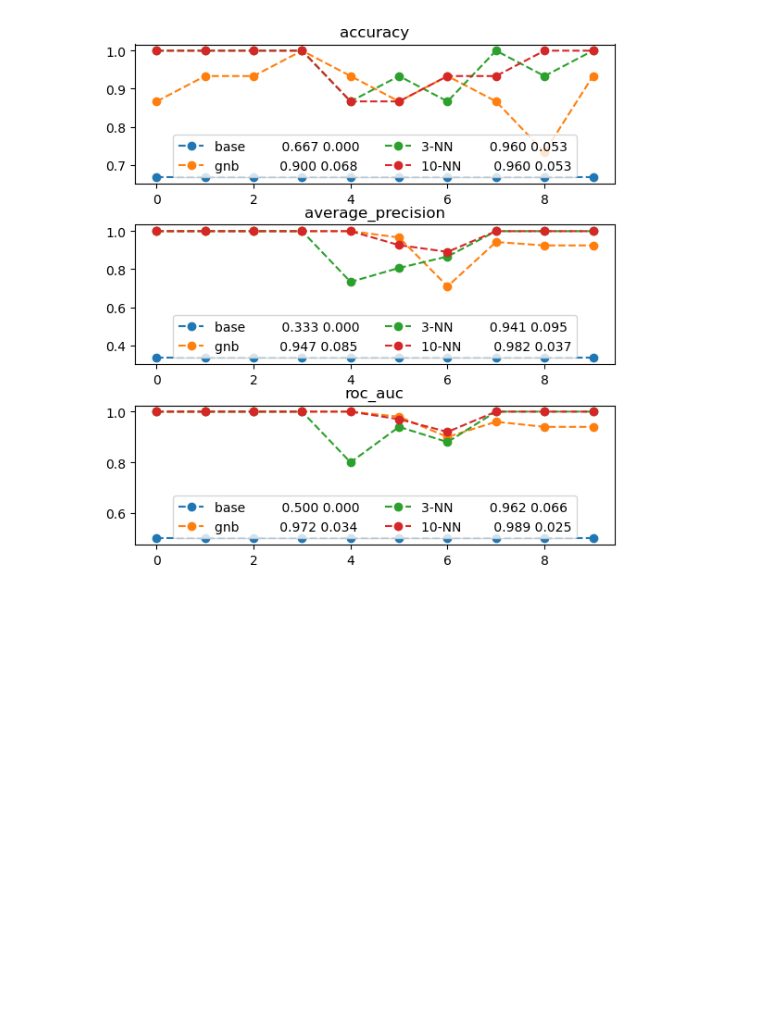
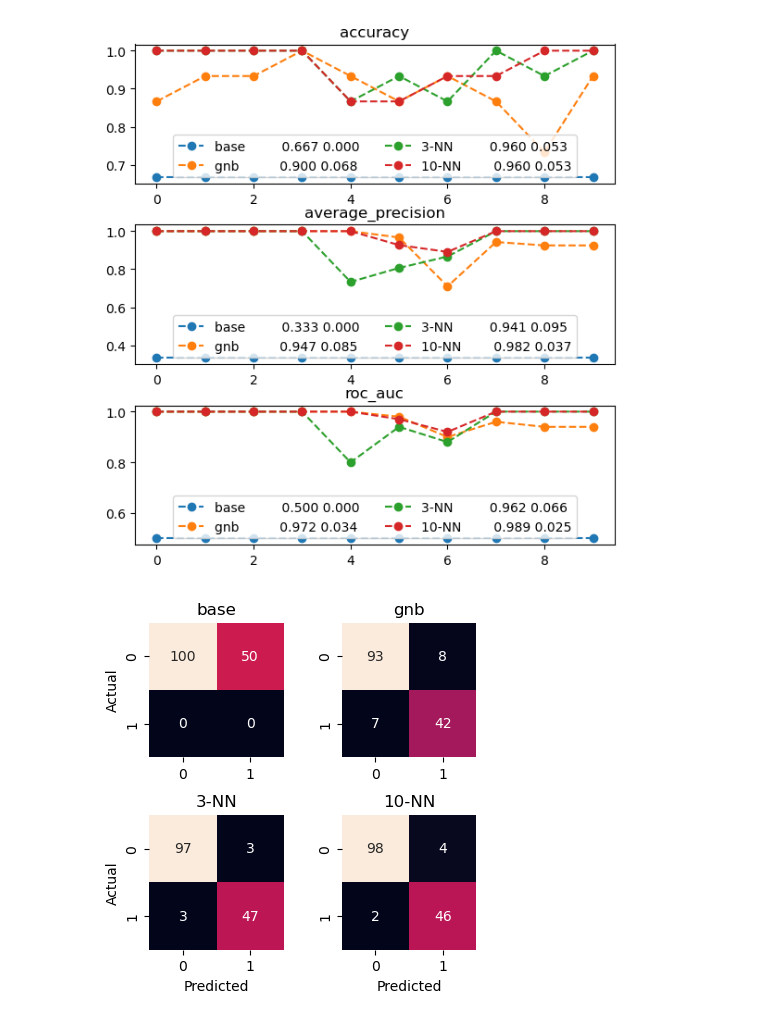
Before and after one commit to ritikb96/MLWPY, a Jupyter notebook: 5_Evaluating_Classifiers.ipynb, the cells around one changed output. Saved outputs shown, nothing was run; the diff lists cells and outputs as text; code cells hidden in the pictures; blank space fills up the shorter version.

```diff
--- a/5_Evaluating_Classifiers.ipynb
+++ b/5_Evaluating_Classifiers.ipynb
@@ -423,3 +423,21 @@ for model_name, model in classifiers.items():
         ax.legend(loc='lower center',ncol=2)
 # %% [output]
 [figure]
+# %%
+fig, axes = plt.subplots(2,2,figsize=(4,4))
+fig.tight_layout()
+
+for ax,(mod_name,model) in zip(axes.flat,classifiers.items()):
+    preds = skms.cross_val_predict(model,iris_onec_ftrs,iris_onec_tgt,cv = 10)
+    cm = metrics.confusion_matrix(preds,iris.target == 1)
+
+    sns.heatmap(cm,annot=True,square=True,ax=ax,cbar=False,fmt = "d")
+
+    ax.set_title(mod_name)
+axes[1,0].set_xlabel("Predicted")
+axes[1,1].set_xlabel("Predicted")
+axes[0,0].set_ylabel("Actual")
+axes[1,0].set_ylabel("Actual")
+plt.show()
+# %% [output]
+[figure, added]
```
Also changed, not shown: parts of 17 cells of this notebook, 2 other files.
